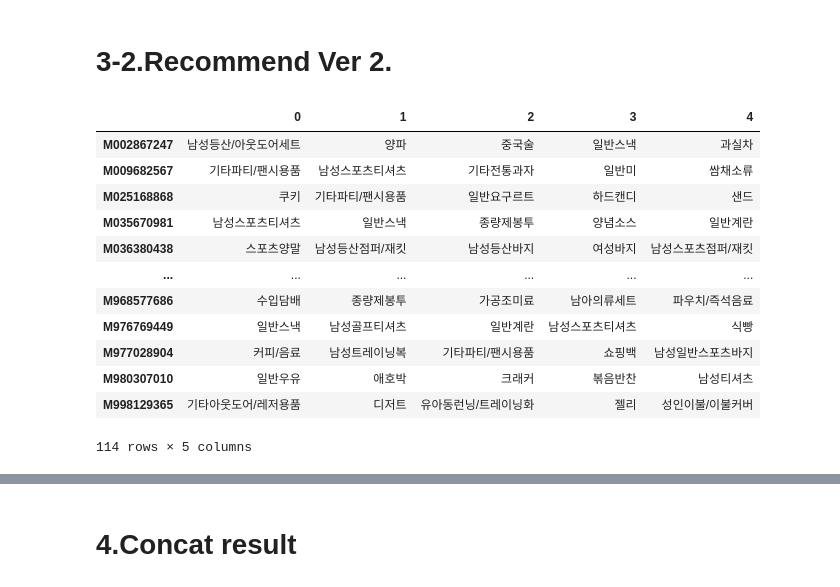
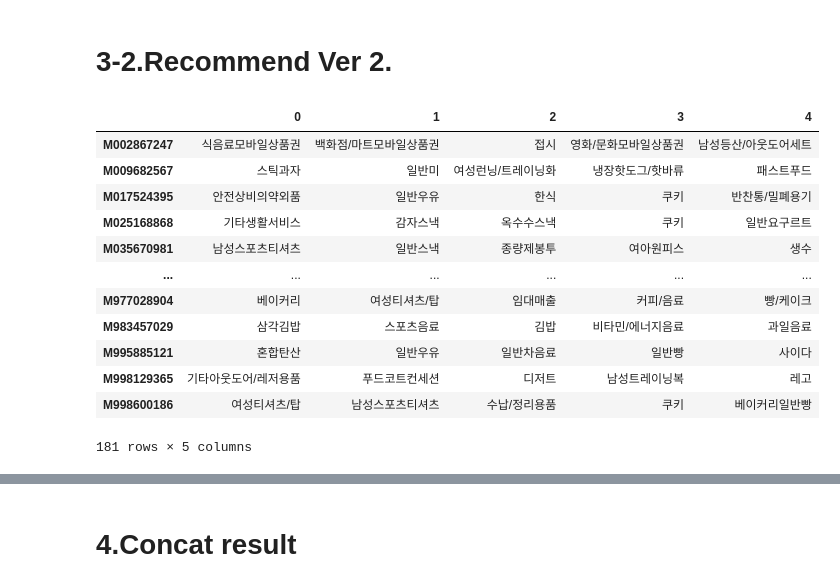
Before and after one commit to osy5882/Lpoint_competition, a Jupyter notebook: total_flow.ipynb, the cells around one changed output, grey strips where cells are left out. Saved outputs shown, nothing was run; the diff lists cells and outputs as text; code cells hidden in the pictures.

```diff
--- a/total_flow.ipynb
+++ b/total_flow.ipynb
@@ -577,18 +518,18 @@ with open(f"./predict_result/recommend_dict_{datetime.today().strftime('%y%m%d%H
 with open(f"./predict_result/exception_list_{datetime.today().strftime('%y%m%d%H%M%S')}.pickle", "wb") as f:
     pickle.dump(c_ex, f, pickle.HIGHEST_PROTOCOL)
 # %%
-c_rd[30]
+c_rd[48]
 # %% [output]
 |  | 0 | 1 | 2 | 3 | 4 |
-| M002867247 | 남성등산/아웃도어세트 | 양파 | 중국술 | 일반스낵 | 과실차 |
-| M009682567 | 기타파티/팬시용품 | 남성스포츠티셔츠 | 기타전통과자 | 일반미 | 쌈채소류 |
-| M025168868 | 쿠키 | 기타파티/팬시용품 | 일반요구르트 | 하드캔디 | 샌드 |
-| M035670981 | 남성스포츠티셔츠 | 일반스낵 | 종량제봉투 | 양념소스 | 일반계란 |
-| M036380438 | 스포츠양말 | 남성등산점퍼/재킷 | 남성등산바지 | 여성바지 | 남성스포츠점퍼/재킷 |
+| M002867247 | 식음료모바일상품권 | 백화점/마트모바일상품권 | 접시 | 영화/문화모바일상품권 | 남성등산/아웃도어세트 |
+| M009682567 | 스틱과자 | 일반미 | 여성런닝/트레이닝화 | 냉장핫도그/핫바류 | 패스트푸드 |
+| M017524395 | 안전상비의약외품 | 일반우유 | 한식 | 쿠키 | 반찬통/밀폐용기 |
+| M025168868 | 기타생활서비스 | 감자스낵 | 옥수수스낵 | 쿠키 | 일반요구르트 |
+| M035670981 | 남성스포츠티셔츠 | 일반스낵 | 종량제봉투 | 여아원피스 | 생수 |
 | ... | ... | ... | ... | ... | ... |
-| M968577686 | 수입담배 | 종량제봉투 | 가공조미료 | 남아의류세트 | 파우치/즉석음료 |
-| M976769449 | 일반스낵 | 남성골프티셔츠 | 일반계란 | 남성스포츠티셔츠 | 식빵 |
-| M977028904 | 커피/음료 | 남성트레이닝복 | 기타파티/팬시용품 | 쇼핑백 | 남성일반스포츠바지 |
-| M980307010 | 일반우유 | 애호박 | 크래커 | 볶음반찬 | 남성티셔츠 |
-| M998129365 | 기타아웃도어/레저용품 | 디저트 | 유아동런닝/트레이닝화 | 젤리 | 성인이불/이불커버 |
+| M977028904 | 베이커리 | 여성티셔츠/탑 | 임대매출 | 커피/음료 | 빵/케이크 |
+| M983457029 | 삼각김밥 | 스포츠음료 | 김밥 | 비타민/에너지음료 | 과일음료 |
+| M995885121 | 혼합탄산 | 일반우유 | 일반차음료 | 일반빵 | 사이다 |
+| M998129365 | 기타아웃도어/레저용품 | 푸드코트컨세션 | 디저트 | 남성트레이닝복 | 레고 |
+| M998600186 | 여성티셔츠/탑 | 남성스포츠티셔츠 | 수납/정리용품 | 쿠키 | 베이커리일반빵 |
-114 rows × 5 columns
+181 rows × 5 columns
```
Also changed, not shown: parts of 7 cells of this notebook, 2 other files.
